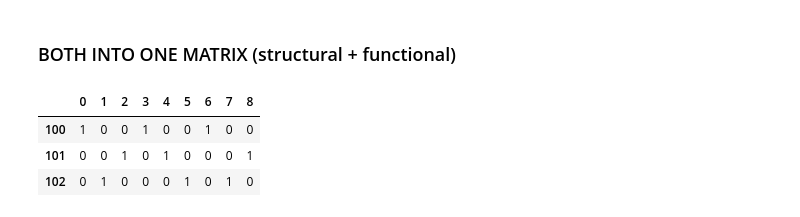
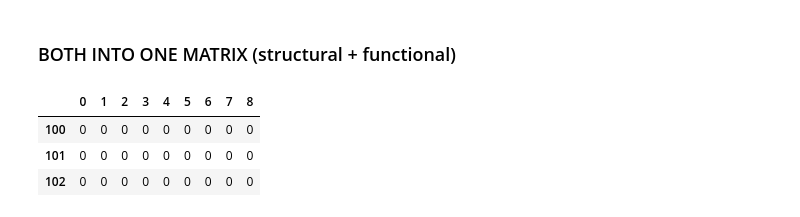
Before and after one commit to menchelab/CartoGRAPHs, a Jupyter notebook: cartoGRAPHs_FeatureTuning.ipynb, the cells around one changed output. Saved outputs shown, nothing was run; the diff lists cells and outputs as text; code cells hidden in the pictures.

```diff
--- a/cartoGRAPHs_FeatureTuning.ipynb
+++ b/cartoGRAPHs_FeatureTuning.ipynb
@@ -48,5 +42,5 @@ nx.draw(G)
 # %%
-scale = 1
+scale = 0
 # %%
 rows = len(list(G.nodes()))
 feat_one = [(1) if i%3 else (scale) for i in range(rows)]
@@ -189,12 +101,12 @@ fig.write_image(path+fname+'.pdf')
 # %% [markdown]
 ### BOTH INTO ONE MATRIX (structural + functional)
 # %%
-scalar = 1
+scalar = 0
 DF_functional_scal = DF_functional*scalar
 DF_functional_scal
 # %% [output]
 |  | 0 | 1 | 2 | 3 | 4 | 5 | 6 | 7 | 8 |
-| 100 | 1 | 0 | 0 | 1 | 0 | 0 | 1 | 0 | 0 |
-| 101 | 0 | 0 | 1 | 0 | 1 | 0 | 0 | 0 | 1 |
-| 102 | 0 | 1 | 0 | 0 | 0 | 1 | 0 | 1 | 0 |
+| 100 | 0 | 0 | 0 | 0 | 0 | 0 | 0 | 0 | 0 |
+| 101 | 0 | 0 | 0 | 0 | 0 | 0 | 0 | 0 | 0 |
+| 102 | 0 | 0 | 0 | 0 | 0 | 0 | 0 | 0 | 0 |
 # %%
```
Also changed, not shown: parts of 15 cells of this notebook, 1 other file.
